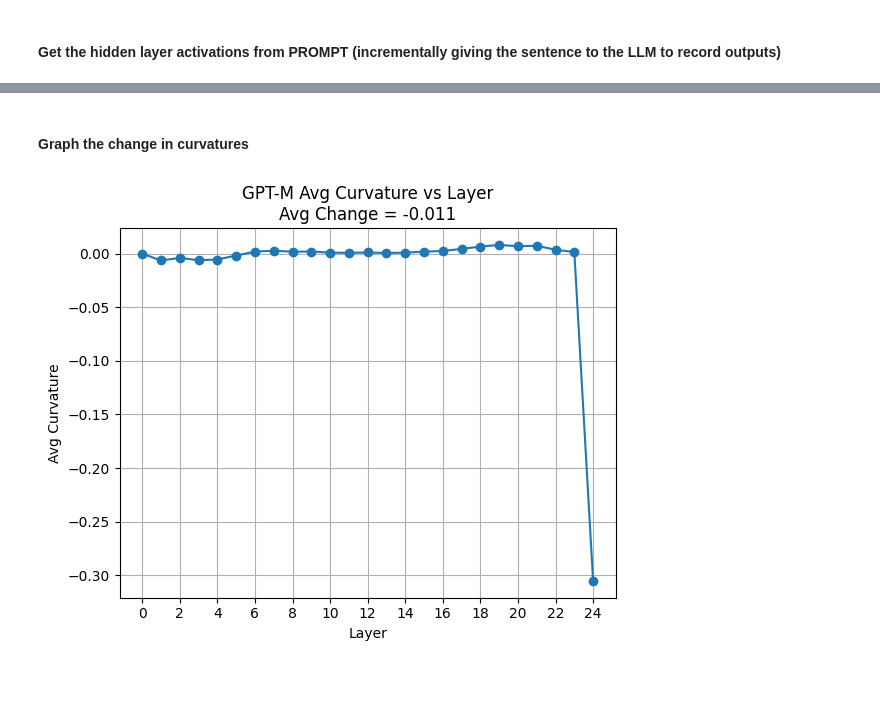
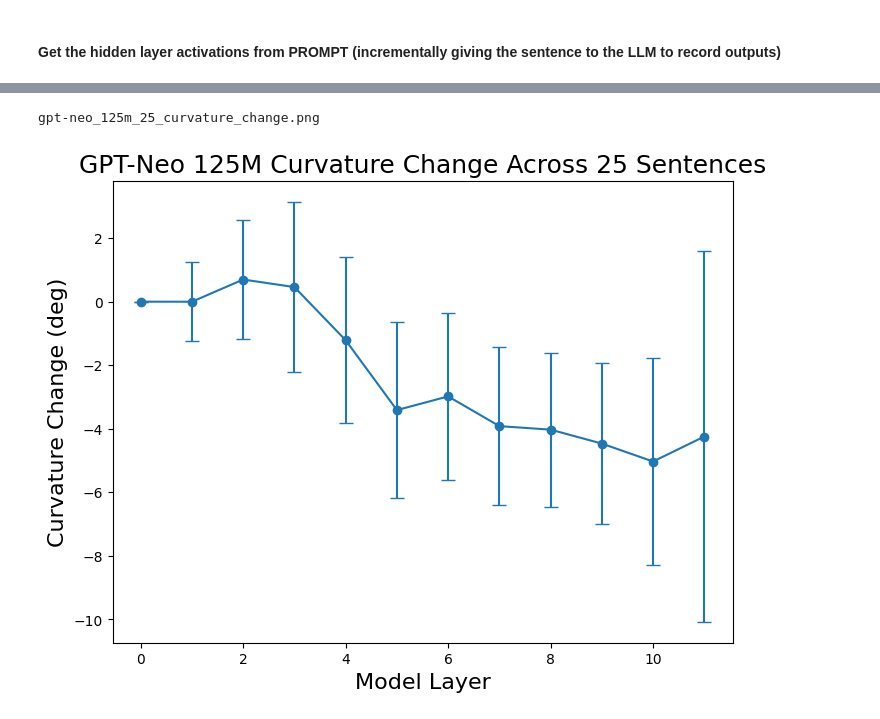
Before and after one commit to joshstallings/NEUR310, a Jupyter notebook: Experiments/llm_curvature.ipynb, the cells around one changed output, grey strips where cells are left out. Drawn from its saved outputs; the diff is of its cells as text; code cells hidden in the pictures; blank space fills up the shorter version.

Commit message:
Curvature calculations are correct. Reorganized files.

```diff
--- a/Experiments/llm_curvature.ipynb
+++ b/Experiments/llm_curvature.ipynb
@@ -99,0 +7,11 @@ Once upon a time, there was a man who lived in a village called Krakow. He was a
+# %%
+SENTENCES = []
+
+with open("p6/p6_podcast_filtered_sentences.txt", "r") as file:
+    SENTENCES = file.readlines()
+
+SENTENCES = [s[:-1] for s in SENTENCES] # Trim off the \n at the end of each line.
+print(f'{len(SENTENCES)} Total Sentences')
+
+SENTENCES = SENTENCES[:25]
+SENTENCES
@@ -183,0 +267,14 @@ Len of avg_curvatures = 25
+# %%
+print(len(sentence_curvatures[0][1])) # [sentence, (avg curvs, change_across_sentence)]
+
+# np.mean(, axis=?)
+# [layer, num_sentences] -> at a layer, there is the change in curvature for each sentence at that layer.
+curv_per_layer = np.zeros((num_layers, len(SENTENCES)))
+for sentence, curv_info in enumerate(sentence_curvatures):
+    change_across_sentence = curv_info[1]
+    for layer, delta_curv in enumerate(change_across_sentence):
+        curv_per_layer[layer][sentence] = delta_curv
+
+
+avg_curv_per_layer_across_all_sentences = np.mean(curv_per_layer, axis=-1)
+var_curv_per_layer_across_all_sentences = np.var(curv_per_layer, axis=-1)
@@ -217,15 +285,23 @@ plt.savefig("gptm_avg_curvature_per_layer.png")
-# %% [markdown]
-#### Graph the change in curvatures
-# %%
-plt.plot(range(len(change_in_avg_curvatures)), change_in_avg_curvatures, marker='o')
-
-plt.xlabel("Layer")
-plt.ylabel("Avg Curvature")
-
-plt.xticks(range(0, len(change_in_avg_curvatures), 2)) # <-- force integer ticks
-
-plt.title(f"GPT-M Avg Curvature vs Layer\nAvg Change = {np.round(avg_change, 3)}")
-plt.grid(True)
-plt.show()
-# %% [output]
-[figure, removed]
+# %%
+std_dev = np.sqrt(var_curv_per_layer_across_all_sentences)
+
+x = np.arange(len(avg_curv_per_layer_across_all_sentences))
+
+plt.figure(figsize=(8, 6))
+plt.errorbar(
+    x,
+    avg_curv_per_layer_across_all_sentences,
+    yerr=std_dev,
+    fmt='o-',
+    capsize=5,
+)
+plt.ylabel("Curvature Change (deg)", fontsize=16)
+plt.xlabel("Model Layer", fontsize=16)
+plt.title(f"{MODEL_NAME} Curvature Change Across {len(SENTENCES)} Sentences", fontsize=18)
+
+fig_name = f'{MODEL_NAME.lower().replace(" ", "_")}_{len(SENTENCES)}_curvature_change.png'
+print(fig_name)
+plt.savefig(fig_name)
+# %% [output]
+gpt-neo_125m_25_curvature_change.png
+[figure, added]
```
Also changed, not shown: parts of 20 cells of this notebook, 5 other files.
